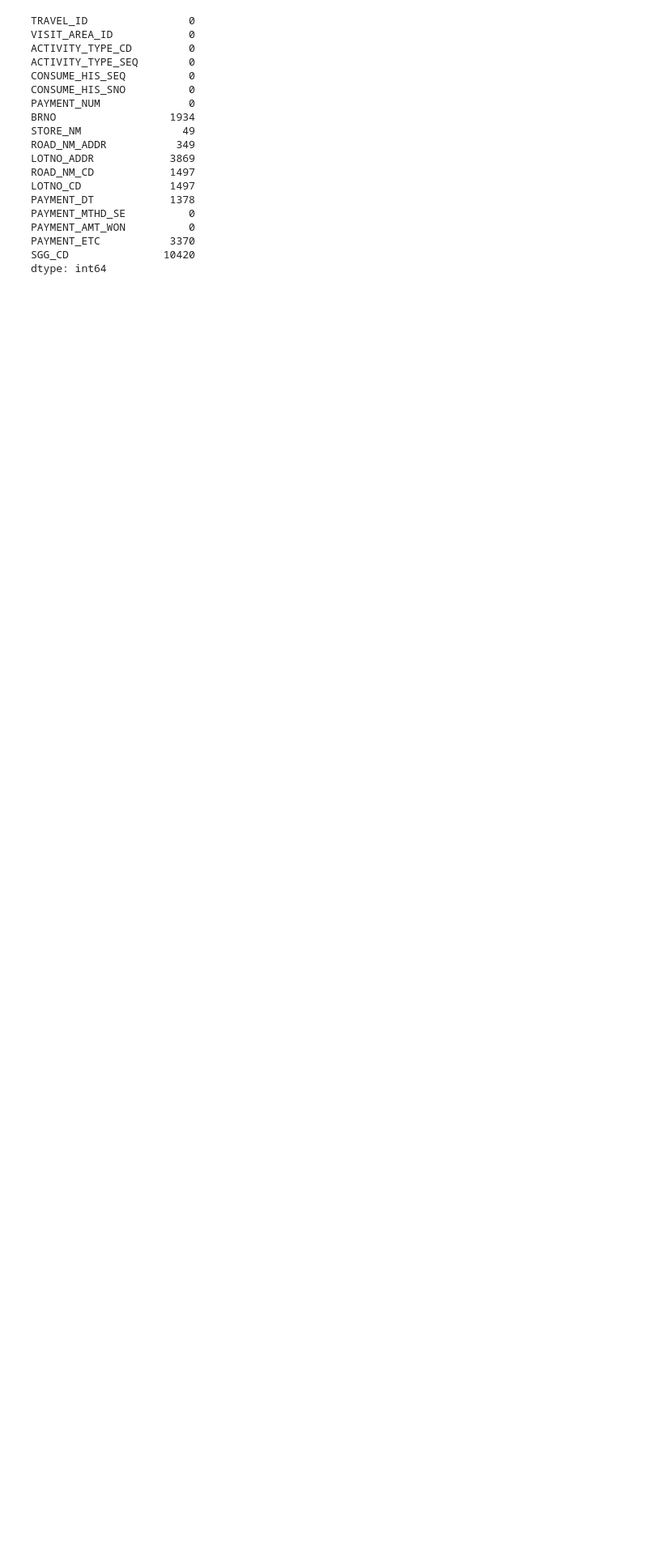
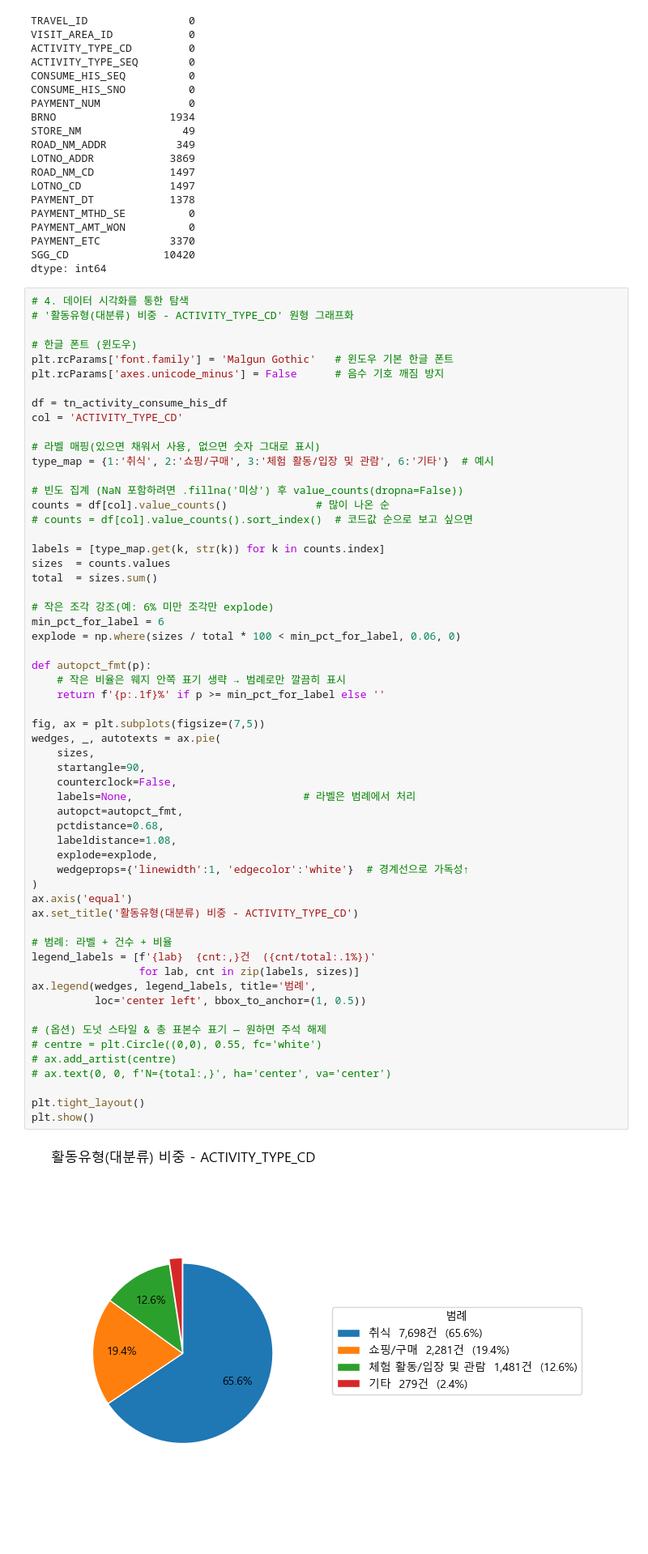
Before and after one commit to SKNetworks-AI19-250818/SKN19-mini-1Team, a Jupyter notebook: preprocessing/tn_activity_consume_his_활동소비내역_E_전처리.ipynb, the cells around one changed output. Shown at 81% size. Drawn from its saved outputs; the diff is of its cells as text; blank space fills up the shorter version.

```diff
--- a/preprocessing/tn_activity_consume_his_활동소비내역_E_전처리.ipynb
+++ b/preprocessing/tn_activity_consume_his_활동소비내역_E_전처리.ipynb
@@ -109,4 +109,64 @@ PAYMENT_AMT_WON          0
 PAYMENT_ETC           3370
 SGG_CD               10420
 dtype: int64
+# %%
+# 4. 데이터 시각화를 통한 탐색
+# '활동유형(대분류) 비중 - ACTIVITY_TYPE_CD' 원형 그래프화
+
+# 한글 폰트 (윈도우)
+plt.rcParams['font.family'] = 'Malgun Gothic'   # 윈도우 기본 한글 폰트
+plt.rcParams['axes.unicode_minus'] = False      # 음수 기호 깨짐 방지
+
+df = tn_activity_consume_his_df
+col = 'ACTIVITY_TYPE_CD'
+
+# 라벨 매핑(있으면 채워서 사용, 없으면 숫자 그대로 표시)
+type_map = {1:'취식', 2:'쇼핑/구매', 3:'체험 활동/입장 및 관람', 6:'기타'}  # 예시
+
+# 빈도 집계 (NaN 포함하려면 .fillna('미상') 후 value_counts(dropna=False))
+counts = df[col].value_counts()              # 많이 나온 순
+# counts = df[col].value_counts().sort_index()  # 코드값 순으로 보고 싶으면
+
+labels = [type_map.get(k, str(k)) for k in counts.index]
+sizes  = counts.values
+total  = sizes.sum()
+
+# 작은 조각 강조(예: 6% 미만 조각만 explode)
+min_pct_for_label = 6
+explode = np.where(sizes / total * 100 < min_pct_for_label, 0.06, 0)
+
+def autopct_fmt(p):
+    # 작은 비율은 웨지 안쪽 표기 생략 → 범례로만 깔끔히 표시
+    return f'{p:.1f}%' if p >= min_pct_for_label else ''
+
+fig, ax = plt.subplots(figsize=(7,5))
+wedges, _, autotexts = ax.pie(
+    sizes,
+    startangle=90,
+    counterclock=False,
+    labels=None,                           # 라벨은 범례에서 처리
+    autopct=autopct_fmt,
+    pctdistance=0.68,
+    labeldistance=1.08,
+    explode=explode,
+    wedgeprops={'linewidth':1, 'edgecolor':'white'}  # 경계선으로 가독성↑
+)
+ax.axis('equal')
+ax.set_title('활동유형(대분류) 비중 - ACTIVITY_TYPE_CD')
+
+# 범례: 라벨 + 건수 + 비율
+legend_labels = [f'{lab}  {cnt:,}건  ({cnt/total:.1%})'
+                 for lab, cnt in zip(labels, sizes)]
+ax.legend(wedges, legend_labels, title='범례',
+          loc='center left', bbox_to_anchor=(1, 0.5))
+
+# (옵션) 도넛 스타일 & 총 표본수 표기 — 원하면 주석 해제
+# centre = plt.Circle((0,0), 0.55, fc='white')
+# ax.add_artist(centre)
+# ax.text(0, 0, f'N={total:,}', ha='center', va='center')
+
+plt.tight_layout()
+plt.show()
+# %% [output]
+[figure, added]
 # %%
```
Also changed, not shown: parts of 4 cells of this notebook.
